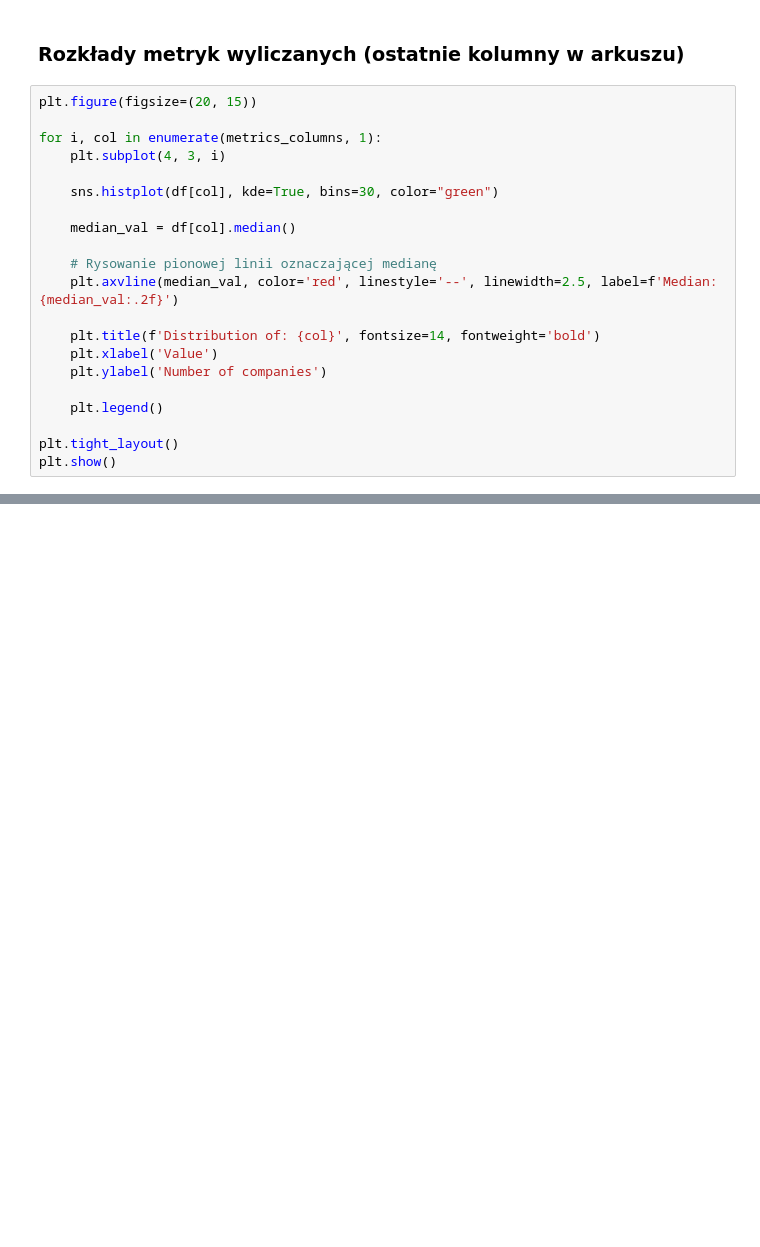
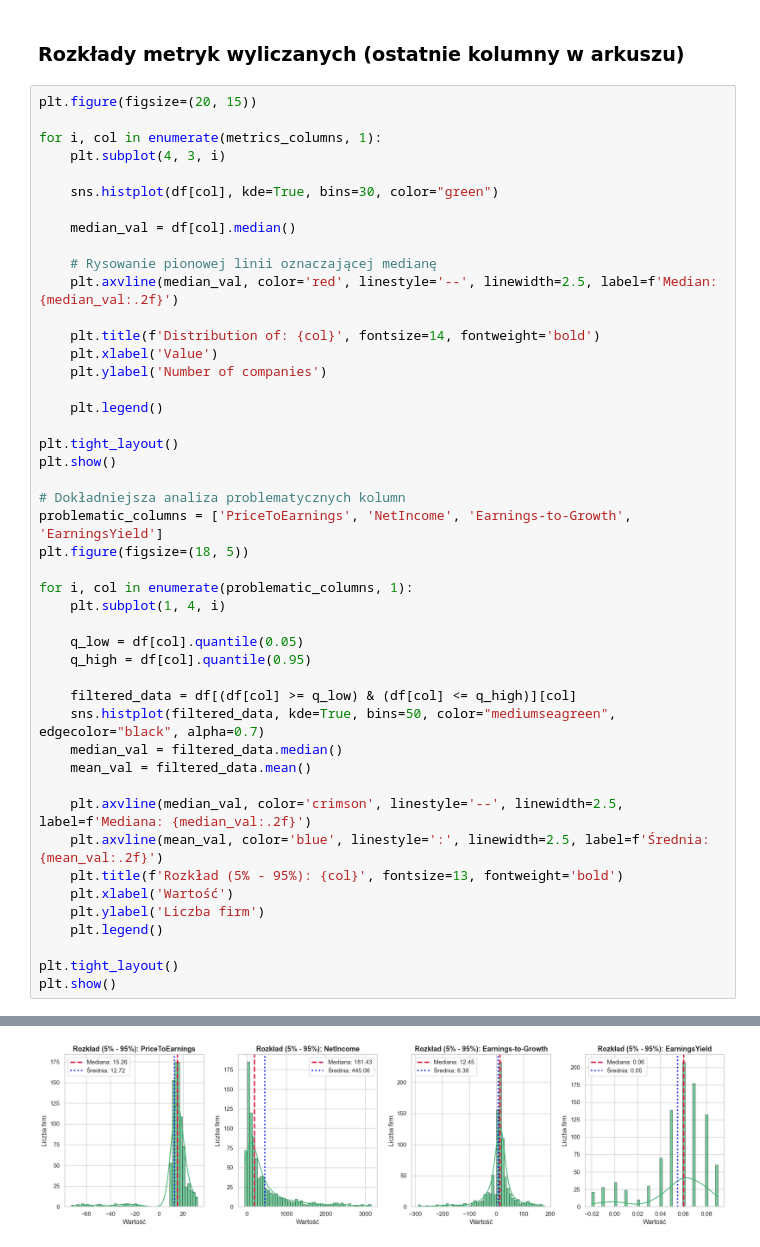
Before and after one commit to Wojciech-Majchrowski-23/MSiD_Project, a Jupyter notebook: src/data_distribution.ipynb, the cells around one changed output, grey strips where cells are left out. Drawn from its saved outputs; the diff is of its cells as text; blank space fills up the shorter version.

```diff
--- a/src/data_distribution.ipynb
+++ b/src/data_distribution.ipynb
@@ -123,23 +123,49 @@ plt.show()
 # %%
 plt.figure(figsize=(20, 15))
 
 for i, col in enumerate(metrics_columns, 1):
     plt.subplot(4, 3, i)
 
     sns.histplot(df[col], kde=True, bins=30, color="green")
 
     median_val = df[col].median()
 
     # Rysowanie pionowej linii oznaczającej medianę
     plt.axvline(median_val, color='red', linestyle='--', linewidth=2.5, label=f'Median: {median_val:.2f}')
 
     plt.title(f'Distribution of: {col}', fontsize=14, fontweight='bold')
     plt.xlabel('Value')
     plt.ylabel('Number of companies')
 
     plt.legend()
 
 plt.tight_layout()
 plt.show()
+
+# Dokładniejsza analiza problematycznych kolumn
+problematic_columns = ['PriceToEarnings', 'NetIncome', 'Earnings-to-Growth', 'EarningsYield']
+plt.figure(figsize=(18, 5))
+
+for i, col in enumerate(problematic_columns, 1):
+    plt.subplot(1, 4, i)
+
+    q_low = df[col].quantile(0.05)
+    q_high = df[col].quantile(0.95)
+
+    filtered_data = df[(df[col] >= q_low) & (df[col] <= q_high)][col]
+    sns.histplot(filtered_data, kde=True, bins=50, color="mediumseagreen", edgecolor="black", alpha=0.7)
+    median_val = filtered_data.median()
+    mean_val = filtered_data.mean()
+
+    plt.axvline(median_val, color='crimson', linestyle='--', linewidth=2.5, label=f'Mediana: {median_val:.2f}')
+    plt.axvline(mean_val, color='blue', linestyle=':', linewidth=2.5, label=f'Średnia: {mean_val:.2f}')
+    plt.title(f'Rozkład (5% - 95%): {col}', fontsize=13, fontweight='bold')
+    plt.xlabel('Wartość')
+    plt.ylabel('Liczba firm')
+    plt.legend()
+
+plt.tight_layout()
+plt.show()
 # %% [output]
 [figure]
+[figure, added]
```
Also changed, not shown: parts of 1 cell of this notebook, 5 other files.
